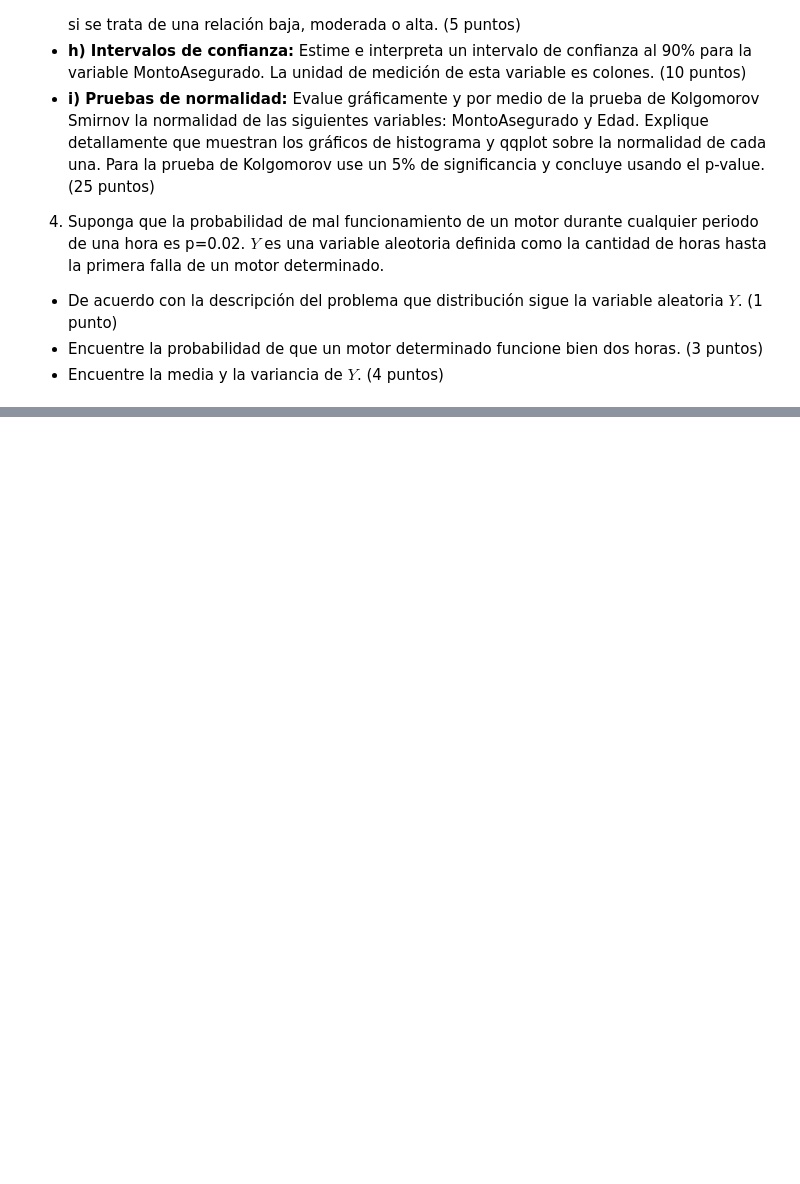
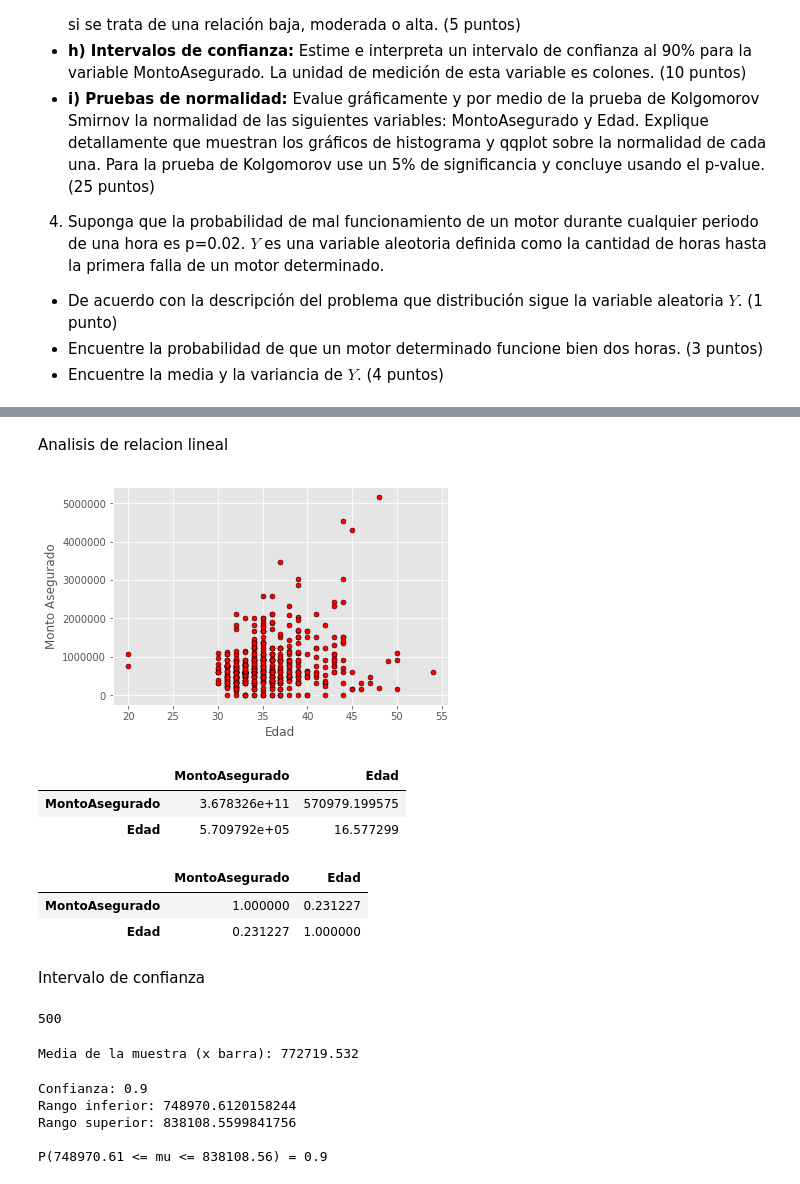
Before and after one commit to jpablofdez/DataScience, a Jupyter notebook: Estadistica/Quices/Quiz_1.ipynb, the cells around one changed output, grey strips where cells are left out. Saved outputs shown, nothing was run; the diff lists cells and outputs as text; code cells hidden in the pictures; blank space fills up the shorter version.

```diff
--- a/Estadistica/Quices/Quiz_1.ipynb
+++ b/Estadistica/Quices/Quiz_1.ipynb
@@ -45,0 +228,23 @@ Sea:
+# %% [markdown]
+Analisis de relacion lineal
+# %%
+
+import matplotlib.pyplot as plt
+%matplotlib inline
+plt.style.use('ggplot')
+
+import numpy as np
+def plot_points(data):
+    X = np.array(data["Edad"])
+    y = np.array(data["MontoAsegurado"])
+    admitted = X[np.argwhere(y==1)]
+    rejected = X[np.argwhere(y==0)]
+    #plt.scatter([s[0][0] for s in rejected], [s[0][1] for s in rejected], s = 25, color = 'red', edgecolor = 'k')
+    #plt.scatter([s[0][0] for s in admitted], [s[0][1] for s in admitted], s = 25, color = 'cyan', edgecolor = 'k')
+    plt.scatter(X,y,s = 25, color = 'red', edgecolor = 'k')
+    plt.xlabel('Edad')
+    plt.ylabel('Monto Asegurado')
+plot_points(data)
+plt.show()
+# %% [output]
+[figure, added]
@@ -45,0 +254,6 @@ Sea:
+# %%
+covarianza
+# %% [output]
+|  | MontoAsegurado | Edad |
+| MontoAsegurado | 3.678326e+11 | 570979.199575 |
+| Edad | 5.709792e+05 | 16.577299 |
@@ -45,0 +263,8 @@ Sea:
+# %%
+corr
+# %% [output]
+|  | MontoAsegurado | Edad |
+| MontoAsegurado | 1.000000 | 0.231227 |
+| Edad | 0.231227 | 1.000000 |
+# %% [markdown]
+Intervalo de confianza
@@ -45,0 +276,19 @@ Sea:
+# %%
+montoAse.count()
+# %% [output]
+500
+# %%
+n = 500
+xbar = ObtenerMuestra(montoAse,n)
+# %% [output]
+Media de la muestra (x barra): 772719.532
+# %%
+intervalo = 0.90
+
+IC_Inf,IC_Sup = IntervalosConfianza(mu,sigma,intervalo,n)
+# %% [output]
+Confianza: 0.9
+Rango inferior: 748970.6120158244
+Rango superior: 838108.5599841756
+
+P(748970.61 <= mu <= 838108.56) = 0.9
```
Also changed, not shown: parts of 19 cells of this notebook.
